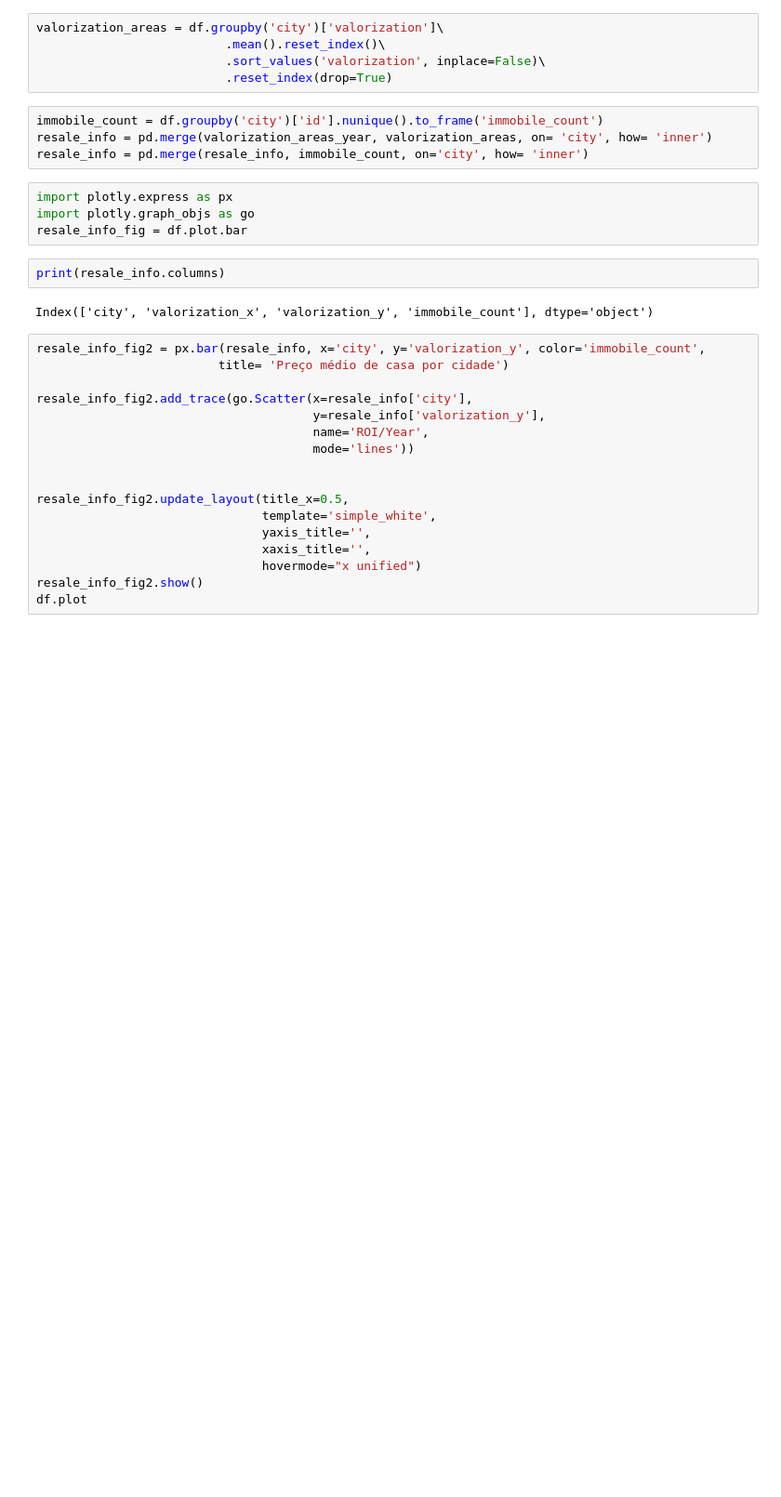
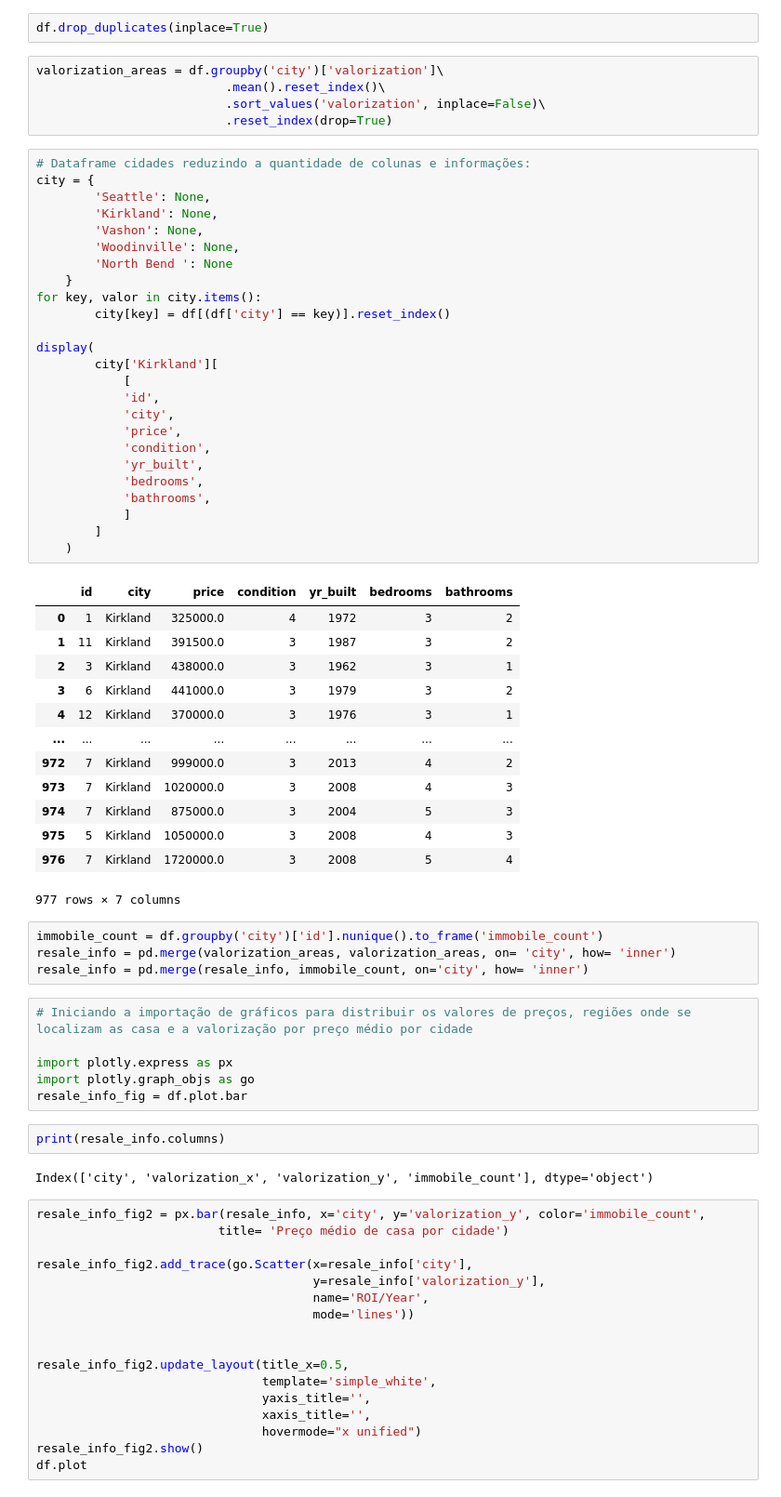
Before and after one commit to MariMecucci/arquivos-legais, a Jupyter notebook: Mini_Projeto_DNC_Marina_de_Andrade_Mecucci_RID_82589.ipynb, the cells around one changed output. Shown at 93% size. Cells and saved outputs as stored; diff of their text form; blank space fills up the shorter version.

```diff
--- a/Mini_Projeto_DNC_Marina_de_Andrade_Mecucci_RID_82589.ipynb
+++ b/Mini_Projeto_DNC_Marina_de_Andrade_Mecucci_RID_82589.ipynb
@@ -302,13 +329,56 @@ df
+# %%
+df.drop_duplicates(inplace=True)
 # %%
 valorization_areas = df.groupby('city')['valorization']\
                           .mean().reset_index()\
                           .sort_values('valorization', inplace=False)\
                           .reset_index(drop=True)
+# %%
+# Dataframe cidades reduzindo a quantidade de colunas e informações:
+city = {
+        'Seattle': None,
+        'Kirkland': None,
+        'Vashon': None,
+        'Woodinville': None,
+        'North Bend	': None
+    }
+for key, valor in city.items():
+        city[key] = df[(df['city'] == key)].reset_index()
+
+display(
+        city['Kirkland'][
+            [
+            'id',
+            'city',
+            'price',
+            'condition',
+            'yr_built',
+            'bedrooms',
+            'bathrooms',
+            ]
+        ]
+    )
+# %% [output]
+|  | id | city | price | condition | yr_built | bedrooms | bathrooms |
+| 0 | 1 | Kirkland | 325000.0 | 4 | 1972 | 3 | 2 |
+| 1 | 11 | Kirkland | 391500.0 | 3 | 1987 | 3 | 2 |
+| 2 | 3 | Kirkland | 438000.0 | 3 | 1962 | 3 | 1 |
+| 3 | 6 | Kirkland | 441000.0 | 3 | 1979 | 3 | 2 |
+| 4 | 12 | Kirkland | 370000.0 | 3 | 1976 | 3 | 1 |
+| ... | ... | ... | ... | ... | ... | ... | ... |
+| 972 | 7 | Kirkland | 999000.0 | 3 | 2013 | 4 | 2 |
+| 973 | 7 | Kirkland | 1020000.0 | 3 | 2008 | 4 | 3 |
+| 974 | 7 | Kirkland | 875000.0 | 3 | 2004 | 5 | 3 |
+| 975 | 5 | Kirkland | 1050000.0 | 3 | 2008 | 4 | 3 |
+| 976 | 7 | Kirkland | 1720000.0 | 3 | 2008 | 5 | 4 |
+977 rows × 7 columns
 # %%
 immobile_count = df.groupby('city')['id'].nunique().to_frame('immobile_count')
-resale_info = pd.merge(valorization_areas_year, valorization_areas, on= 'city', how= 'inner')
+resale_info = pd.merge(valorization_areas, valorization_areas, on= 'city', how= 'inner')
 resale_info = pd.merge(resale_info, immobile_count, on='city', how= 'inner')
 # %%
+# Iniciando a importação de gráficos para distribuir os valores de preços, regiões onde se localizam as casa e a valorização por preço médio por cidade
+
 import plotly.express as px
 import plotly.graph_objs as go
 resale_info_fig = df.plot.bar
```
Also changed, not shown: parts of 18 cells of this notebook.
